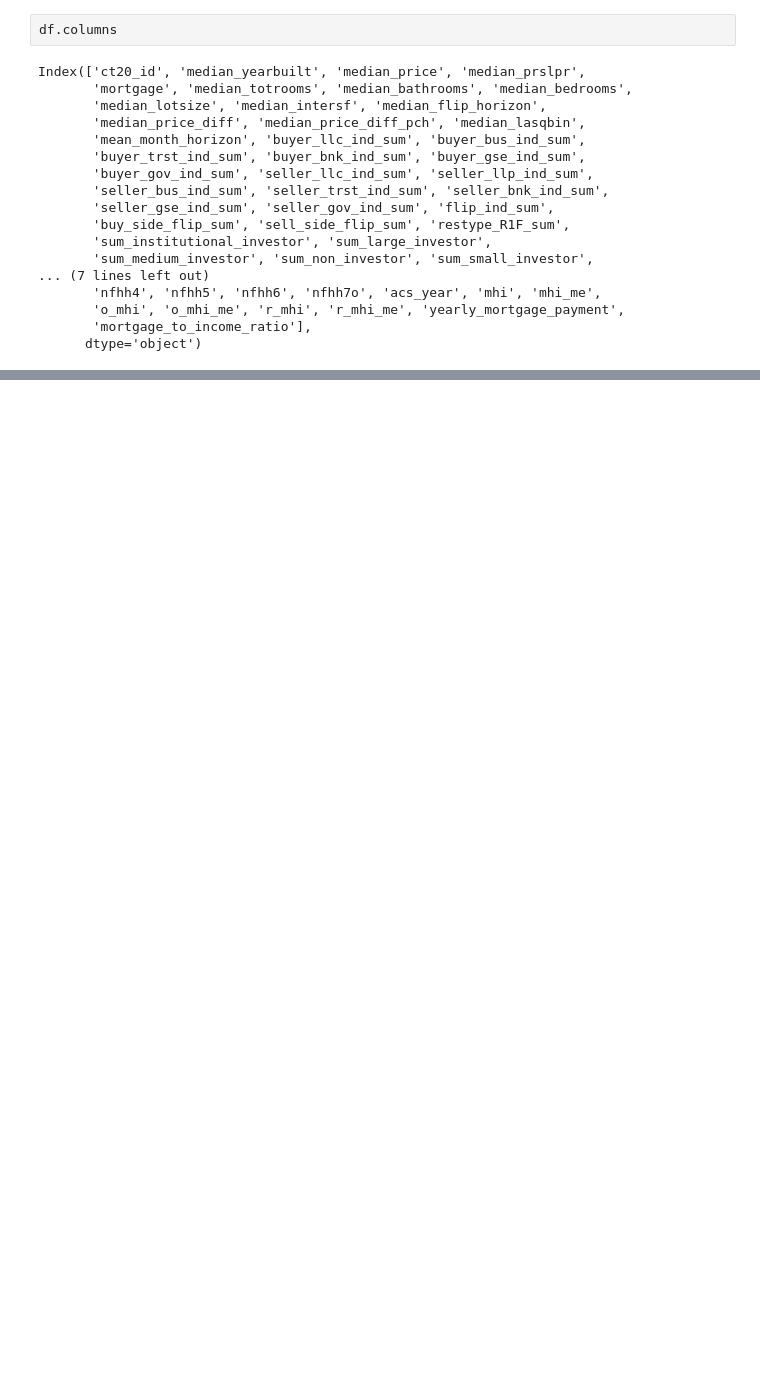
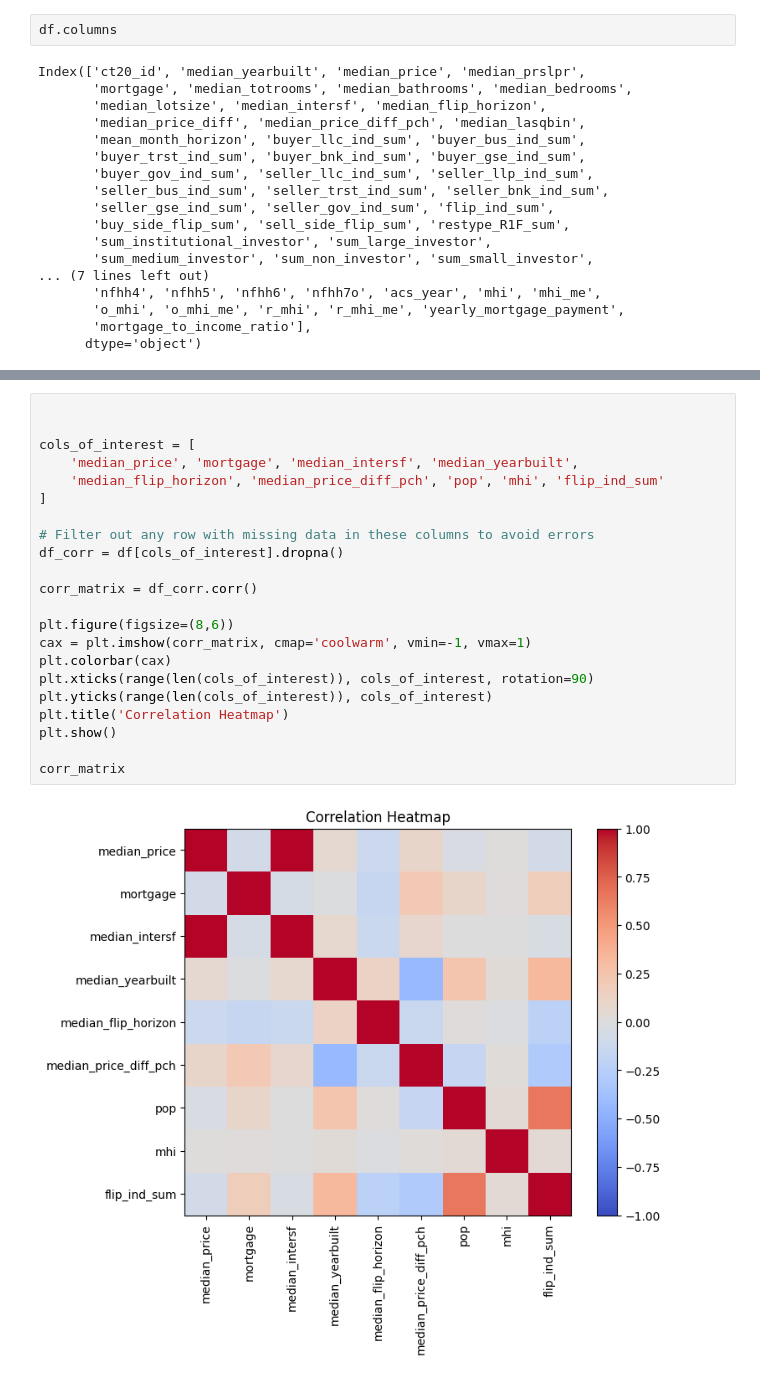
Before and after one commit to an-bo-chen/6.C85-Final-Project, a Jupyter notebook: visualization scripts/residental_sales_visualization_aggregated2020.ipynb, the cells around one changed output, grey strips where cells are left out. Drawn from its saved outputs; the diff is of its cells as text; blank space fills up the shorter version.

```diff
--- a/visualization scripts/residental_sales_visualization_aggregated2020.ipynb
+++ b/visualization scripts/residental_sales_visualization_aggregated2020.ipynb
@@ -192,0 +192,24 @@ NameError: name 'sales_data' is not defined
+# %%
+
+
+cols_of_interest = [
+    'median_price', 'mortgage', 'median_intersf', 'median_yearbuilt',
+    'median_flip_horizon', 'median_price_diff_pch', 'pop', 'mhi', 'flip_ind_sum'
+]
+
+# Filter out any row with missing data in these columns to avoid errors
+df_corr = df[cols_of_interest].dropna()
+
+corr_matrix = df_corr.corr()
+
+plt.figure(figsize=(8,6))
+cax = plt.imshow(corr_matrix, cmap='coolwarm', vmin=-1, vmax=1)
+plt.colorbar(cax)
+plt.xticks(range(len(cols_of_interest)), cols_of_interest, rotation=90)
+plt.yticks(range(len(cols_of_interest)), cols_of_interest)
+plt.title('Correlation Heatmap')
+plt.show()
+
+corr_matrix
+# %% [output]
+[figure, added]
```
Also changed, not shown: parts of 7 cells of this notebook, 3 other files.
